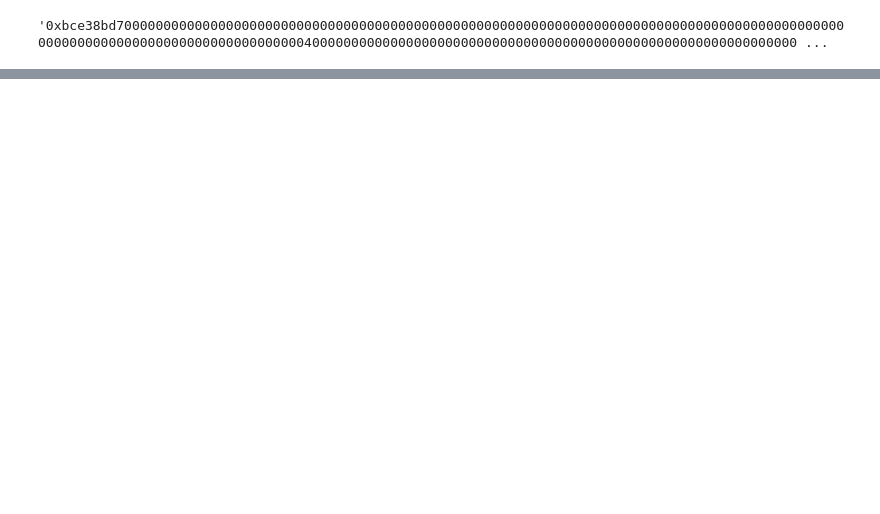
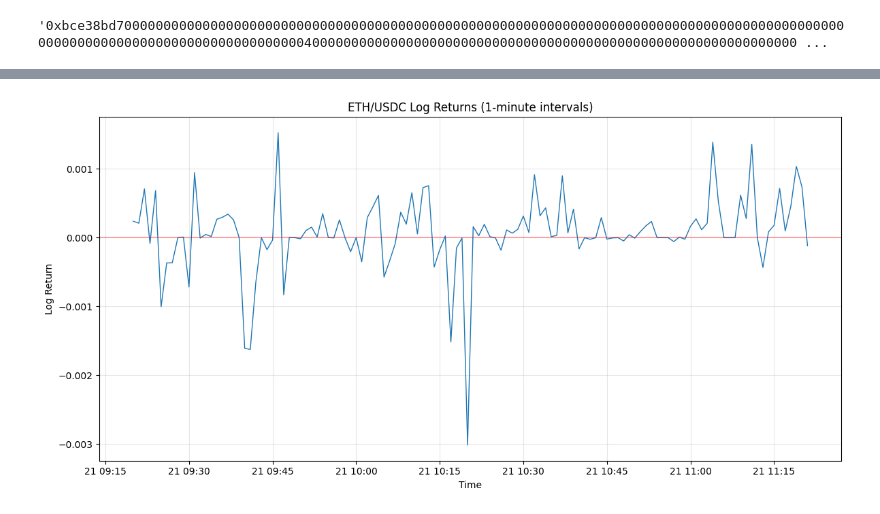
Before and after one commit to Decentralisedme/On-chain_Market_Data, a Jupyter notebook: Dex/Test.ipynb, the cells around one changed output, grey strips where cells are left out. Drawn from its saved outputs; the diff is of its cells as text; code cells hidden in the pictures; blank space fills up the shorter version.

```diff
--- a/Dex/Test.ipynb
+++ b/Dex/Test.ipynb
@@ -121,0 +250,16 @@ prices
+# %%
+df_min_prices_row_log = df_min_prices.copy()
+# %%
+df_min_prices_row_log['raw_log_return'] = np.log(df_min_prices['eth_usdc_uniV3'] / df_min_prices['eth_usdc_shift_1'])
+# %%
+plt.figure(figsize=(12, 6))
+plt.plot(df_min_prices_row_log.index, df_min_prices_row_log['raw_log_return'], linewidth=1)
+plt.axhline(y=0, color='r', linestyle='-', alpha=0.3)
+plt.title('ETH/USDC Log Returns (1-minute intervals)')
+plt.ylabel('Log Return')
+plt.xlabel('Time')
+plt.grid(True, alpha=0.3)
+plt.tight_layout()
+plt.show()
+# %% [output]
+[figure, added]
```
Also changed, not shown: parts of 37 cells of this notebook, 3 other files.
